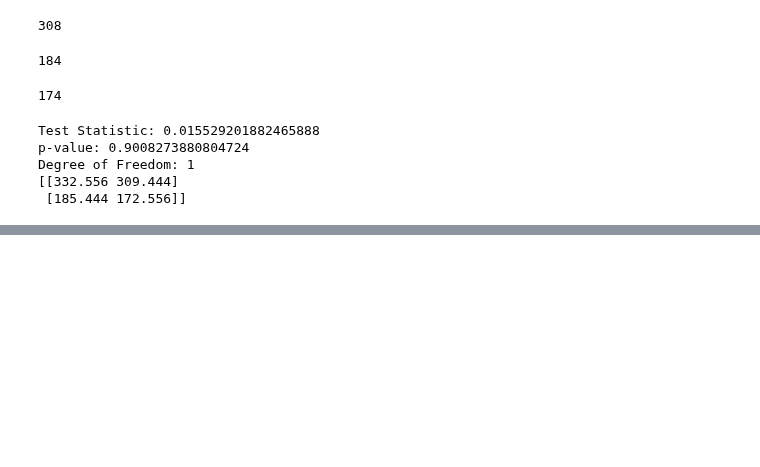
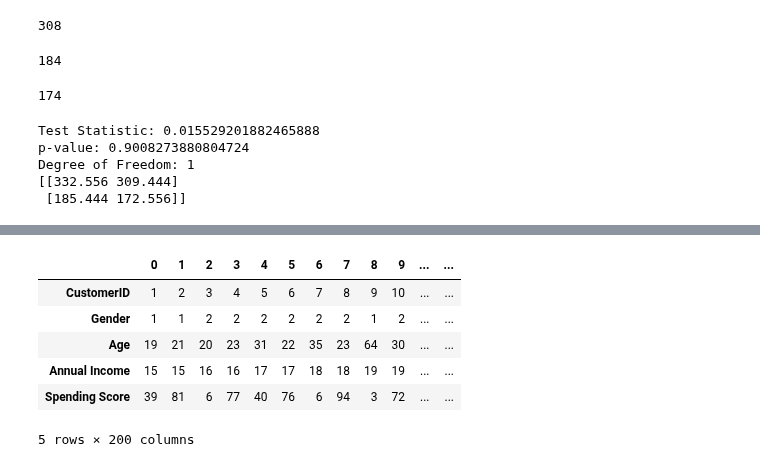
Before and after one commit to seoinhyeok96/python_data_class, a Jupyter notebook: 기초통계 수업 /3 day.ipynb, the cells around one changed output, grey strips where cells are left out. Drawn from its saved outputs; the diff is of its cells as text; code cells hidden in the pictures; blank space fills up the shorter version.

```diff
--- a/기초통계 수업 /3 day.ipynb
+++ b/기초통계 수업 /3 day.ipynb
@@ -312,0 +318,2 @@ Degree of Freedom: 1
+# %%
+df=pd.read_csv("mall_customer.csv")
@@ -312,0 +336,12 @@ Degree of Freedom: 1
+# %%
+df_t= np.transpose(df)
+# %%
+df_t
+# %% [output]
+|  | 0 | 1 | 2 | 3 | 4 | 5 | 6 | 7 | 8 | 9 | ... | ... |
+| CustomerID | 1 | 2 | 3 | 4 | 5 | 6 | 7 | 8 | 9 | 10 | ... | ... |
+| Gender | 1 | 1 | 2 | 2 | 2 | 2 | 2 | 2 | 1 | 2 | ... | ... |
+| Age | 19 | 21 | 20 | 23 | 31 | 22 | 35 | 23 | 64 | 30 | ... | ... |
+| Annual Income | 15 | 15 | 16 | 16 | 17 | 17 | 18 | 18 | 19 | 19 | ... | ... |
+| Spending Score | 39 | 81 | 6 | 77 | 40 | 76 | 6 | 94 | 3 | 72 | ... | ... |
+5 rows × 200 columns
```
Also changed, not shown: parts of 4 cells of this notebook, 1 other file.
